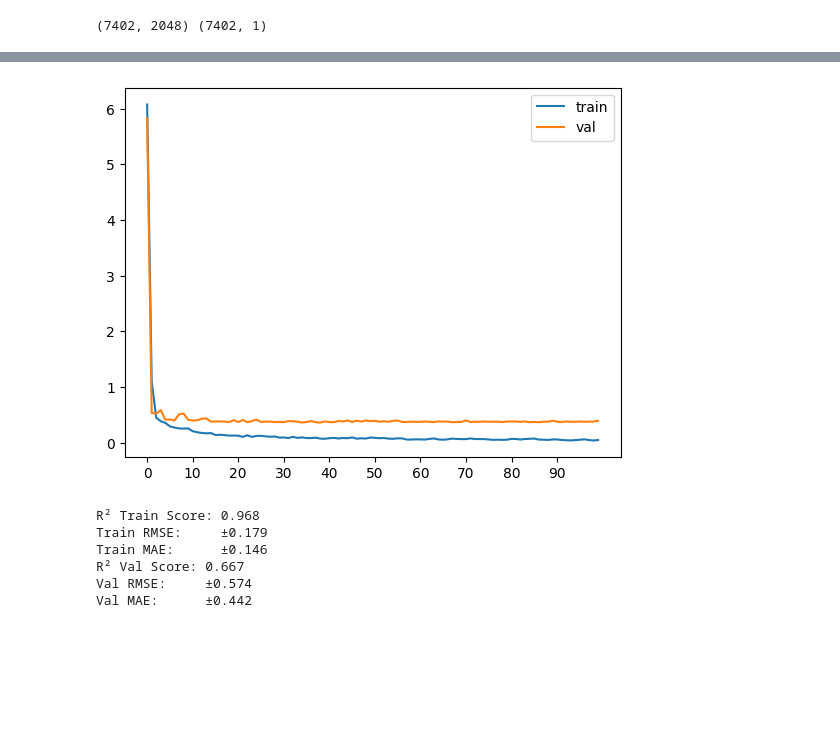
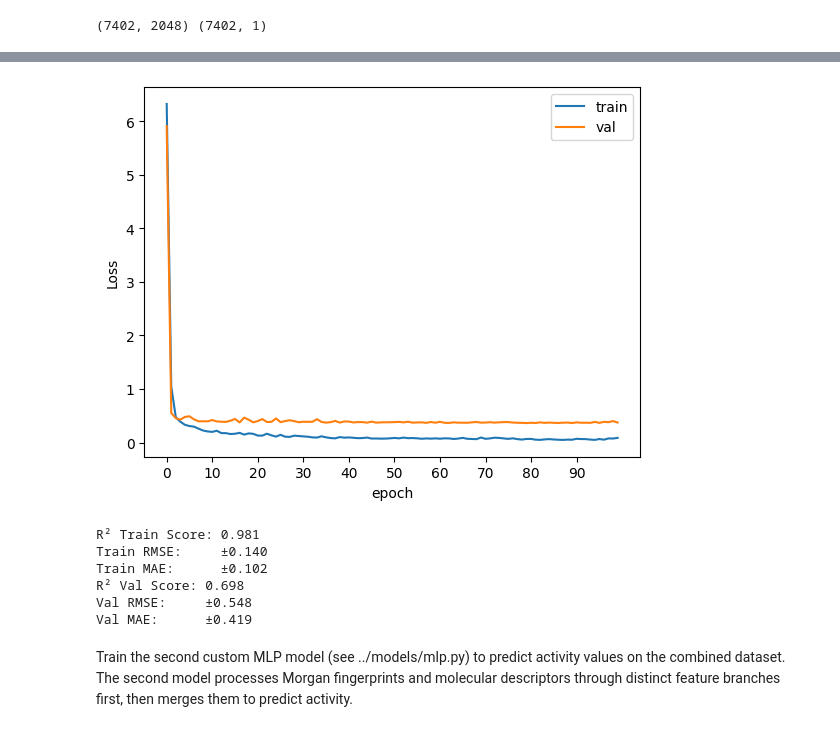
Before and after one commit to lizasidler/qsar-benchmark, a Jupyter notebook: notebooks/MLP_regression.ipynb, the cells around one changed output, grey strips where cells are left out. Saved outputs shown, nothing was run; the diff lists cells and outputs as text; code cells hidden in the pictures; blank space fills up the shorter version.

```diff
--- a/notebooks/MLP_regression.ipynb
+++ b/notebooks/MLP_regression.ipynb
@@ -152,22 +166,25 @@ model.fit(train_loader, val_loader, device, epochs=epochs)
 # %%
 plt.plot(model.train_loss, label='train')
 plt.plot(model.val_loss, label='val')
 
 plt.legend()
+plt.xlabel('epoch')
+plt.ylabel('Loss')
 plt.xticks(range(0, epochs, 10))
-plt.savefig('nn_loss.png')
 plt.show()
 
 model.eval()
 model.analysis(full_mol_rep_train, act_train, full_mol_rep_val, act_val, device)
 # %% [output]
-[figure, old version]
+[figure, new version]
-R² Train Score: 0.968
-Train RMSE:     ±0.179
-Train MAE:      ±0.146
-R² Val Score: 0.667
-Val RMSE:     ±0.574
-Val MAE:      ±0.442
+R² Train Score: 0.981
+Train RMSE:     ±0.140
+Train MAE:      ±0.102
+R² Val Score: 0.698
+Val RMSE:     ±0.548
+Val MAE:      ±0.419
+# %% [markdown]
+Train the second custom MLP model (see ../models/mlp.py) to predict activity values on the combined dataset. The second model processes Morgan fingerprints and molecular descriptors through distinct feature branches first, then merges them to predict activity.
 # %%
 dataset_train = TensorDataset(torch.tensor(fp_train, dtype=torch.float32),
                               torch.tensor(mol_desc_train, dtype=torch.float32),
```
Also changed, not shown: parts of 10 cells of this notebook, 16 other files.
